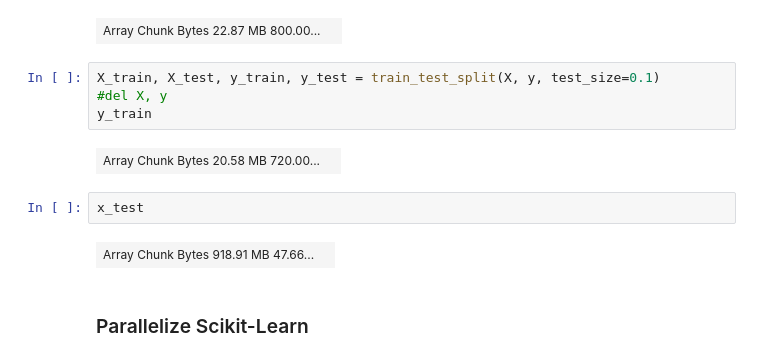
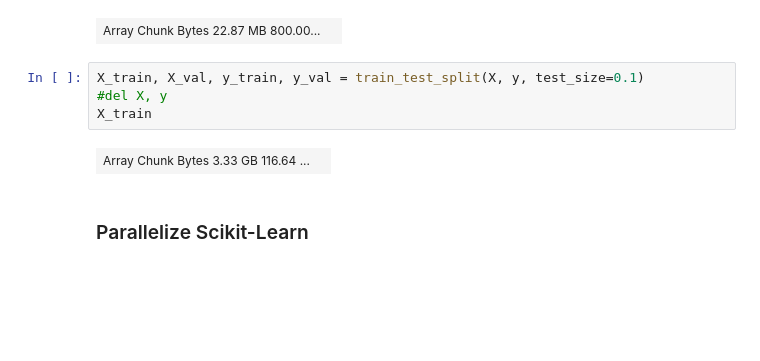
Before and after one commit to jorgenporgen/DAT300, a Jupyter notebook: DAT300_CA1_16.ipynb, the cells around one changed output. Saved outputs shown, nothing was run; the diff lists cells and outputs as text; blank space fills up the shorter version.

```diff
--- a/DAT300_CA1_16.ipynb
+++ b/DAT300_CA1_16.ipynb
@@ -255,15 +255,11 @@ y
 # %% [output]
 | Array Chunk Bytes 22.87 MB 800.00... |  |
 # %%
-X_train, X_test, y_train, y_test = train_test_split(X, y, test_size=0.1)
+X_train, X_val, y_train, y_val = train_test_split(X, y, test_size=0.1)
 #del X, y
-y_train
+X_train
 # %% [output]
-| Array Chunk Bytes 20.58 MB 720.00... |  |
+| Array Chunk Bytes 3.33 GB 116.64 ... |  |
-# %%
-x_test
-# %% [output]
-| Array Chunk Bytes 918.91 MB 47.66... |  |
 # %% [markdown]
 ### Parallelize Scikit-Learn
 # %%
```
Also changed, not shown: parts of 5 cells of this notebook.
